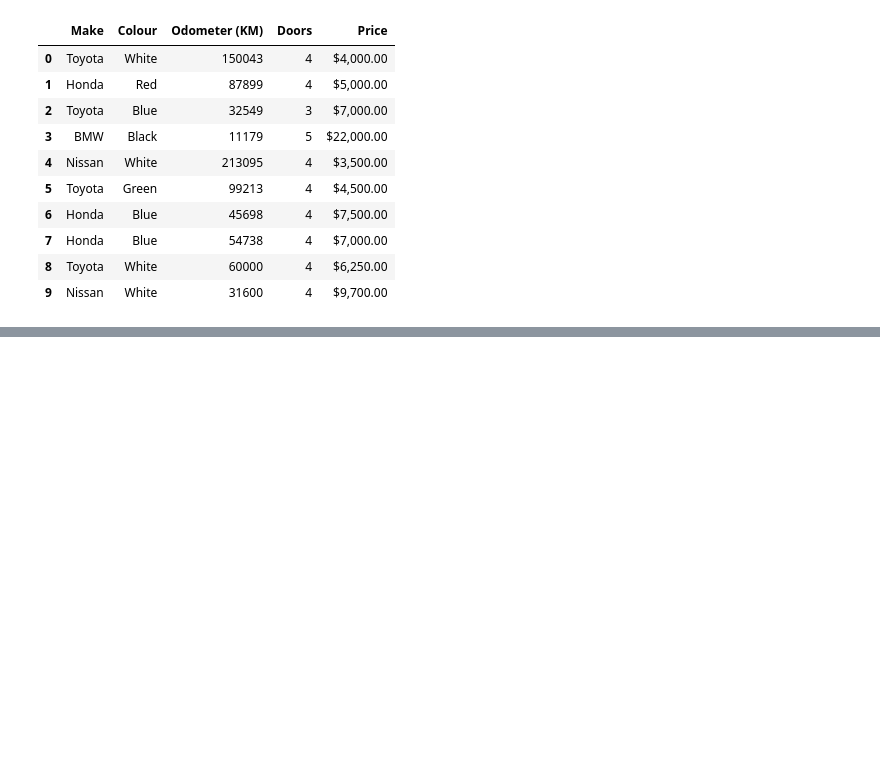
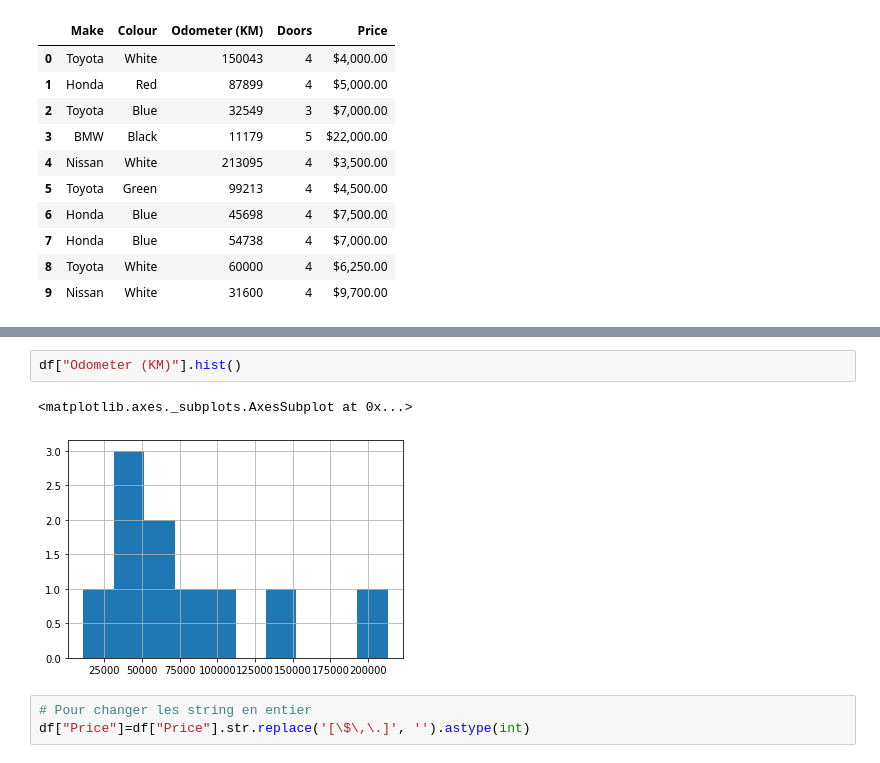
Before and after one commit to mydiallo/Introduction-to-pandas, a Jupyter notebook: Introduction-to-pandas.ipynb, the cells around one changed output, grey strips where cells are left out. Cells and saved outputs as stored; diff of their text form; blank space fills up the shorter version.

```diff
--- a/Introduction-to-pandas.ipynb
+++ b/Introduction-to-pandas.ipynb
@@ -48,0 +336,8 @@ df
+# %%
+df["Odometer (KM)"].hist()
+# %% [output]
+<matplotlib.axes._subplots.AxesSubplot at 0x...>
+[figure, added]
+# %%
+# Pour changer les string en entier
+df["Price"]=df["Price"].str.replace('[\$\,\.]', '').astype(int)
```
Also changed, not shown: parts of 50 cells of this notebook, 3 other files.
